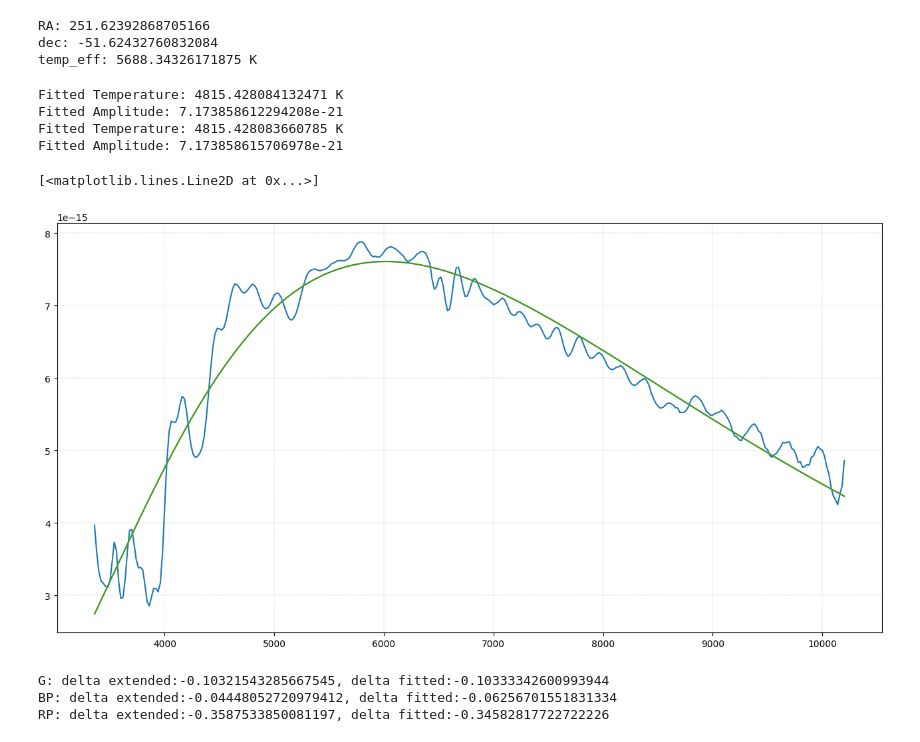
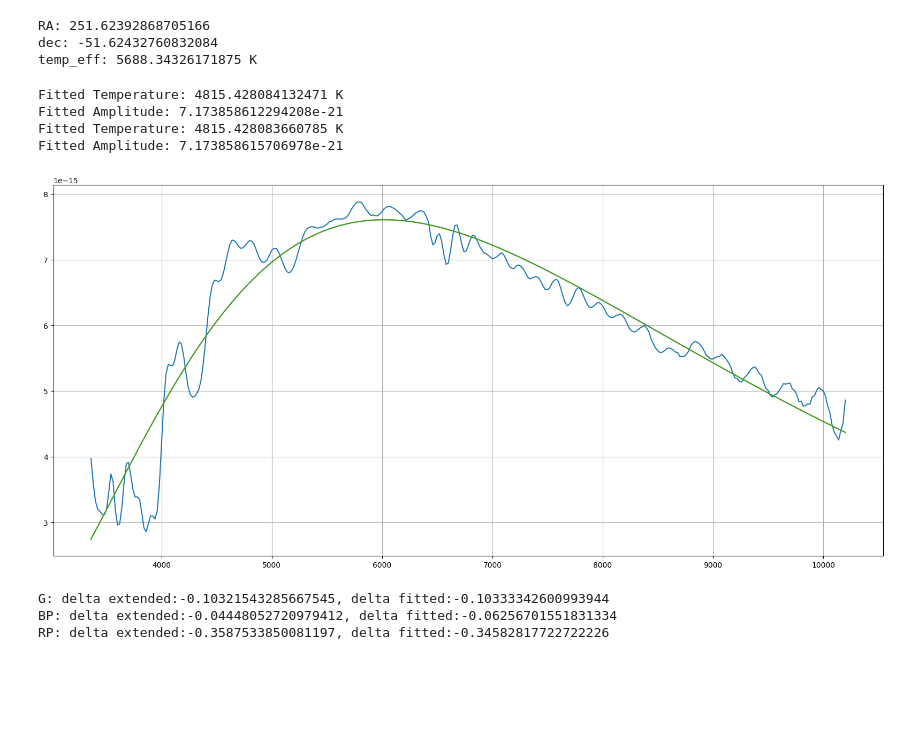
Before and after one commit to jeffrwatts/astronomy-notebooks, a Jupyter notebook: Star Spectra Magnitudes - GAIA.ipynb, the cells around one changed output. Drawn from its saved outputs; the diff is of its cells as text; code cells hidden in the pictures; blank space fills up the shorter version.

```diff
--- a/Star Spectra Magnitudes - GAIA.ipynb
+++ b/Star Spectra Magnitudes - GAIA.ipynb
@@ -136,42 +136,42 @@ bounds=((-np.inf, -np.inf), (np.inf, np.inf))
 params_opt, params_cov = curve_fit(planck_wavelength_curvefit, wavelength, flux, p0=initial_guess, bounds=bounds)
 
 fitted_temperature, fitted_scale = params_opt
 fitted_temperature *= u.K
 print("Fitted Temperature:", fitted_temperature)
 print("Fitted Amplitude:", fitted_scale)
 
 flux_fitted = planck_wavelength(wavelength, fitted_temperature, fitted_scale)
 
 
 # Alternate with Astropy BlackBody model
 def blackbody_function (wavelength, temp, scale):
     wavelength = wavelength * u.AA
     bb = BlackBody(temperature=temp*u.K, scale=scale*flux_units/u.sr)
     return bb(wavelength).value
 
 params_opt, params_cov = curve_fit(blackbody_function, wavelength, flux, p0=initial_guess, bounds=bounds)
 
 bb_fitted_temperature, bb_fitted_scale = params_opt
 bb_fitted_temperature *= u.K
 print("Fitted Temperature:", bb_fitted_temperature)
 print("Fitted Amplitude:", bb_fitted_scale)
 
 bb = BlackBody(temperature=bb_fitted_temperature, scale=bb_fitted_scale*flux_units/u.sr)
 bb_flux_fitted = bb(wavelength)
+
+# Plot
+plt.figure(figsize=(20, 9))
+plt.plot(wavelength, flux)
+plt.plot(wavelength, flux_fitted)
+plt.plot(wavelength, bb_flux_fitted)
+plt.grid()
+plt.show()
 # %% [output]
 Fitted Temperature: 4815.428084132471 K
 Fitted Amplitude: 7.173858612294208e-21
 Fitted Temperature: 4815.428083660785 K
 Fitted Amplitude: 7.173858615706978e-21
+[figure, added]
-# %%
-fig, ax = plt.subplots(figsize=(16, 8))
-ax.grid(color='grey', alpha=0.8, linestyle='-.', linewidth=0.2, axis='both')
-ax.plot(wavelength, flux)
-ax.plot(wavelength, flux_fitted)
-ax.plot(wavelength, bb_flux_fitted)
-# %% [output]
-[<matplotlib.lines.Line2D at 0x...>]
-[figure, removed]
 # %%
 # Try computing apparent magnitudes with speclite filters and compare against GAIA values.
 gaiadr2 = speclite.filters.load_filters('gaiadr2-*')
```
Also changed, not shown: parts of 1 cell of this notebook, 2 other files.
